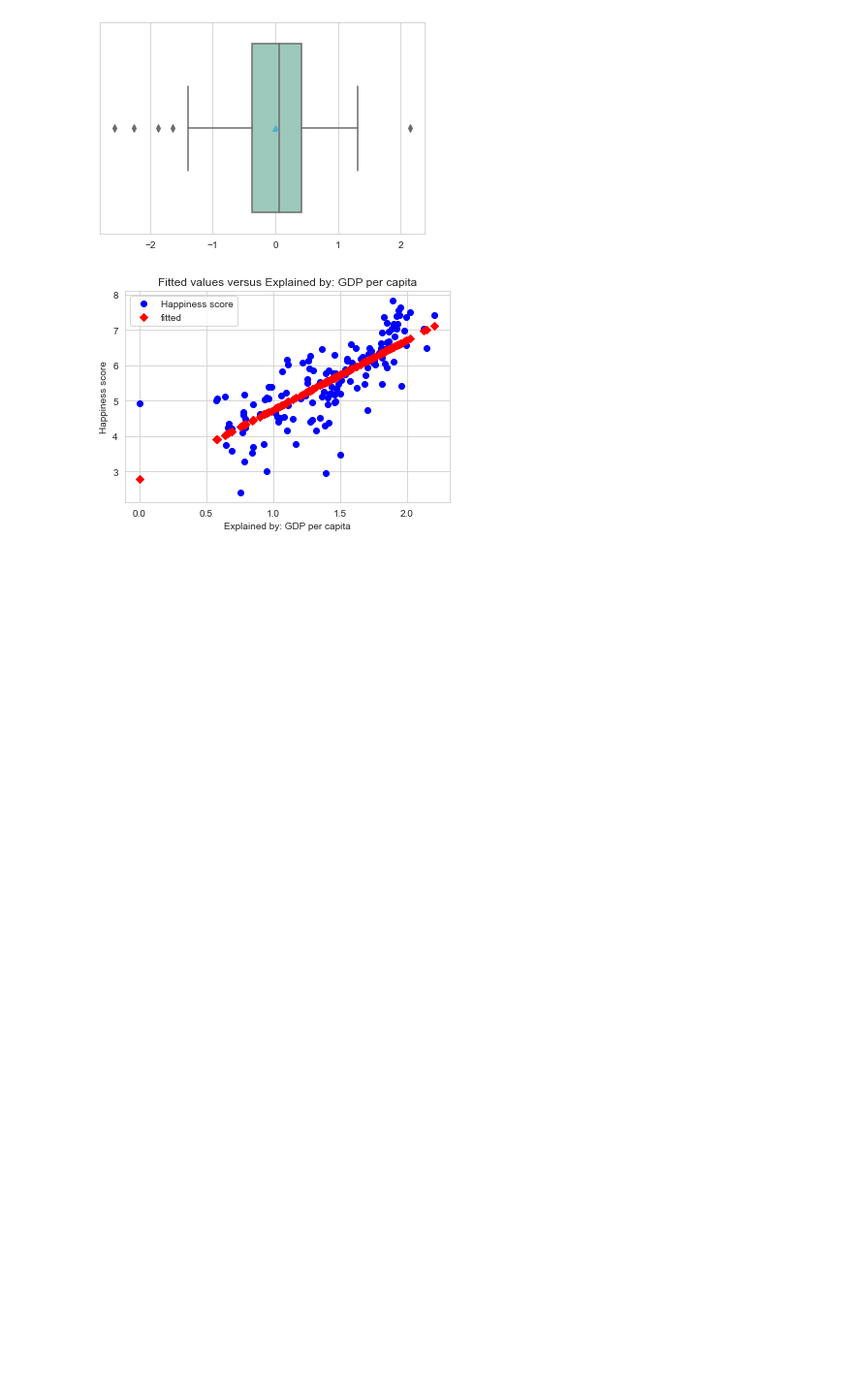
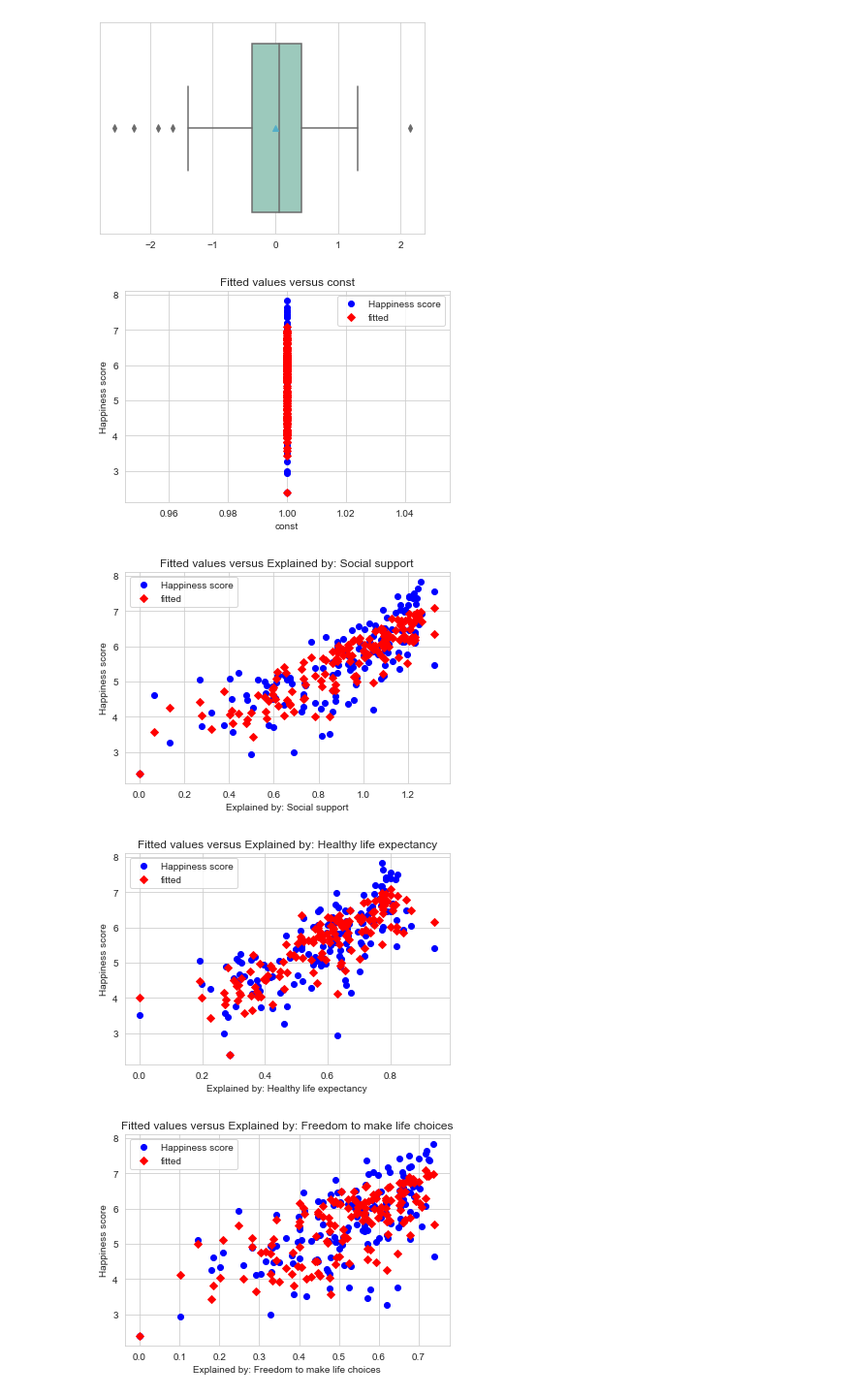
Before and after one commit to RipsimeArutyunya/Econometrics2022, a Jupyter notebook: LinearRegression/lreg.ipynb, the cells around one changed output. Shown at 97% size. Cells and saved outputs as stored; diff of their text form; code cells hidden in the pictures; blank space fills up the shorter version.

```diff
--- a/LinearRegression/lreg.ipynb
+++ b/LinearRegression/lreg.ipynb
@@ -169,8 +186,15 @@ The point of linear regression: to use data to “learn” the parameters of the
 # %%
-df_independent = df.drop(['RANK'],axis=1)
-y = df['Hapiness score']
-x = df['Explained by: GDP per capita']
+# df.drop(['RANK'], axis=1, inplace=True)
+# y = df['Hapiness score']
+# x = df['Explained by: GDP per capita'] #df[['col2'],['col2'] ]
 # X = df.drop(['Hapiness score'])
+# x = sm.add_constant(X)
+# x.head() #y = b + k*x y, x, b'
+y = df['Happiness score']
+x = df[['Explained by: Social support',
+        'Explained by: Healthy life expectancy',
+        'Explained by: Freedom to make life choices']]
+
 x = sm.add_constant(x)
 x.head()
 # %% [output]
@@ -221,6 +249,10 @@ sns.boxplot(x=result.resid, showmeans=True)
 <AxesSubplot:>
 [figure]
 # %%
-sm.graphics.plot_fit(result,1, vlines=False)
+for i in range(4):
+    sm.graphics.plot_fit(result, i, vlines=False)
 # %% [output]
-[figure, old version]
+[figure, new version]
+[figure, added]
+[figure, added]
+[figure, added]
```
Also changed, not shown: parts of 9 cells of this notebook, 1 other file.
